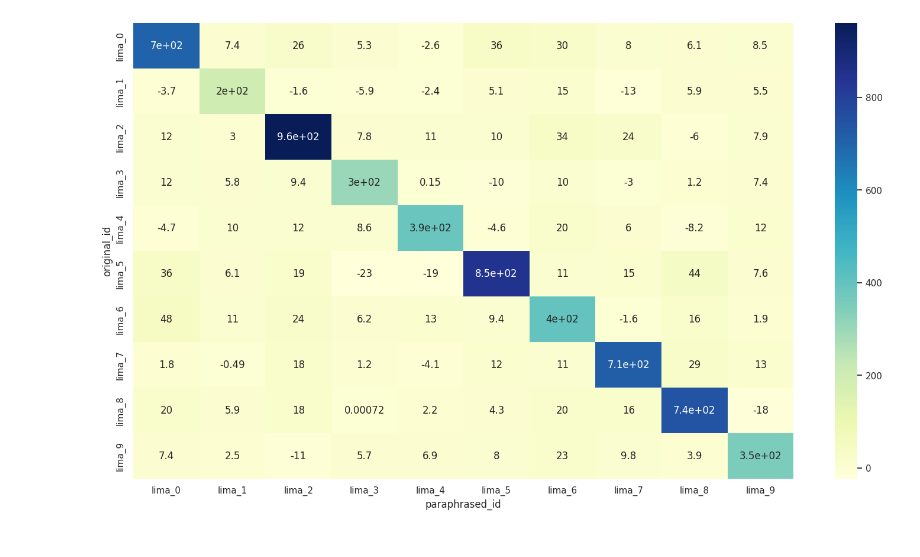
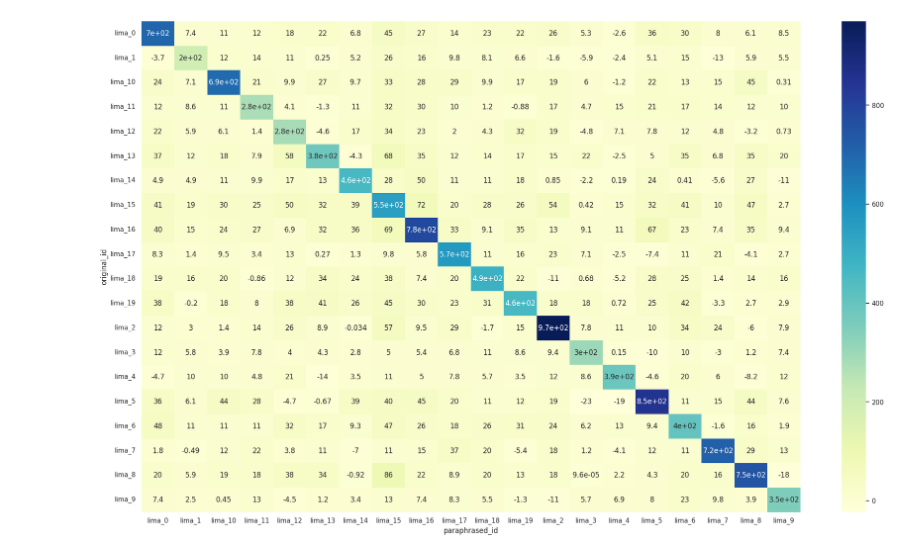
Before and after one commit to lukas-hinterleitner/master-thesis, a Jupyter notebook: code/similarity_analysis.ipynb, the cells around one changed output. Saved outputs shown, nothing was run; the diff lists cells and outputs as text; code cells hidden in the pictures.

```diff
--- a/code/similarity_analysis.ipynb
+++ b/code/similarity_analysis.ipynb
@@ -5,7 +5,7 @@ import matplotlib.pyplot as plt
 
 from config import get_gradient_similarity_file_path
 # %%
-sns.set_theme(rc={"figure.figsize": (18, 10)})
+sns.set_theme(rc={"figure.figsize": (25, 15)})
 
 def plot_heatmap(data: pd.DataFrame):
     ax = plt.axes()
@@ -14,5 +14,5 @@ def plot_heatmap(data: pd.DataFrame):
 
     plt.show()
 # %%
-gradient_similarities_subset_10 = pd.read_csv(filepath_or_buffer=get_gradient_similarity_file_path(10), index_col=0)
+gradient_similarities_subset_20 = pd.read_csv(filepath_or_buffer=get_gradient_similarity_file_path(20), index_col=0)
 # %%
@@ -33,4 +39,4 @@ gradient_similarities_subset_10
 # %%
-plot_heatmap(gradient_similarities_subset_10)
+plot_heatmap(gradient_similarities_subset_20)
 # %% [output]
-[figure, old version]
+[figure, new version]
```
Also changed, not shown: parts of 1 cell of this notebook, 3 other files.
